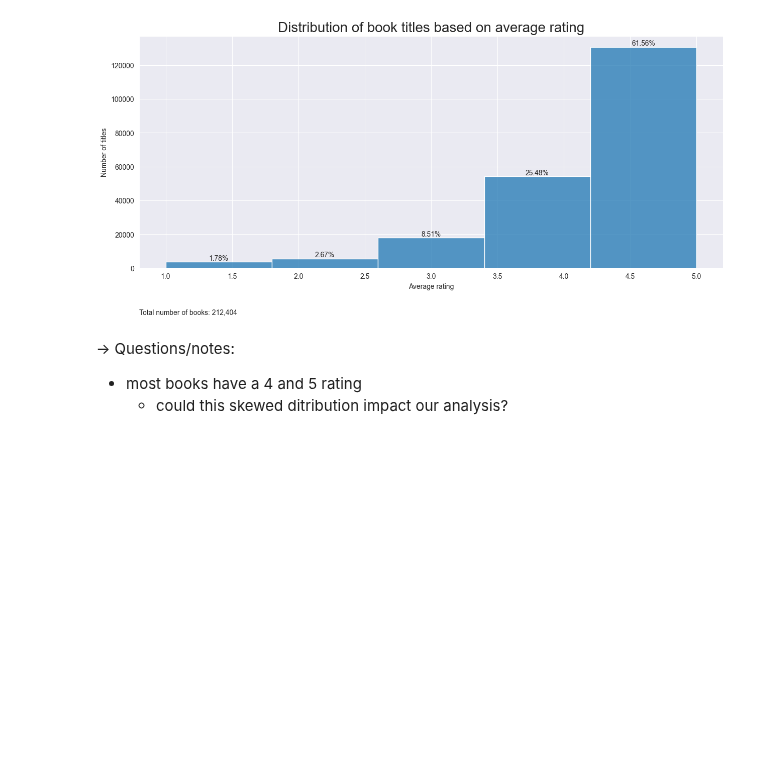
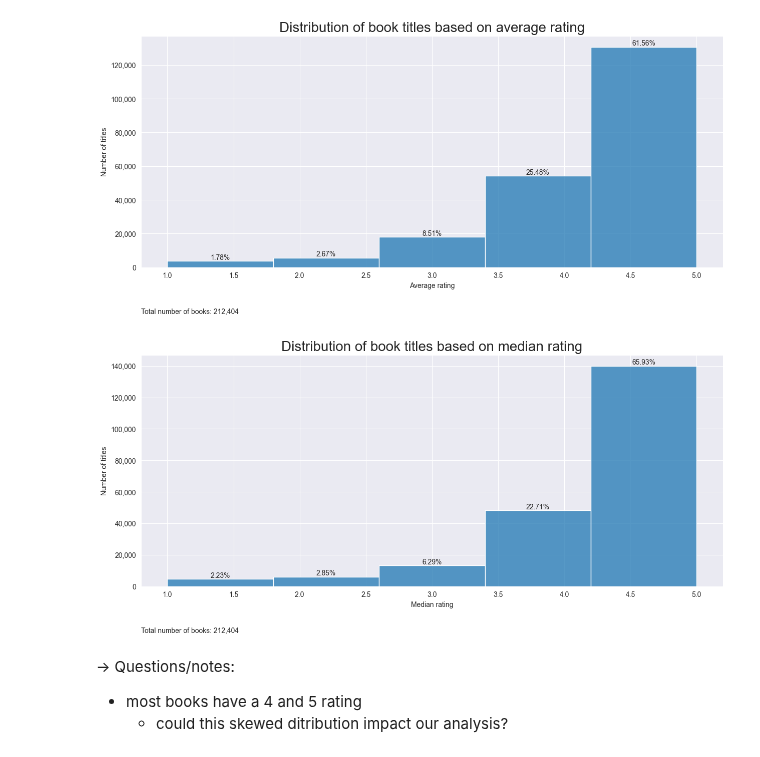
Before and after one commit to MargheSerena/Group-project, a Jupyter notebook: 01 EDA ratings_MF.ipynb, the cells around one changed output. Cells and saved outputs as stored; diff of their text form; code cells hidden in the pictures; blank space fills up the shorter version.

```diff
--- a/01 EDA ratings_MF.ipynb
+++ b/01 EDA ratings_MF.ipynb
@@ -585,6 +652,51 @@ plt.text(0, -0.2, f"Total number of books: {tot_books:,}", fontsize=10, transfor
 plt.show()
 # %% [output]
 [figure]
+# %%
+# Set up number of bins
+n_bins = 5
+
+# Create a new figure
+plt.figure(
+    figsize = (15, 6))
+
+# Draw histogram using Seaborn
+ax = sns.histplot(title_level_df['median rating'], bins=n_bins, kde=False)
+
+# Compute the counts for each bin
+counts, _ = np.histogram(title_level_df['median rating'], bins=n_bins)
+counts = counts / len(title_level_df)  # Convert counts to percentages
+
+# Add text on each column showing the % of observations in each bin
+for rect, count in zip(ax.patches, counts):
+    height = rect.get_height()
+    ax.text(rect.get_x() + rect.get_width()/2, height + 1, f'{count:.2%}', ha='center', va='bottom')
+
+# Add title and footnotes
+plt.title("Distribution of book titles based on median rating", fontsize=20)
+plt.xlabel("Median rating")
+plt.ylabel("Number of titles")
+
+# Add footnote
+plt.text(0, -0.2, f"Total number of books: {tot_books:,}", fontsize=10, transform=ax.transAxes)
+
+# Get the current axis
+ax = plt.gca()
+
+# Apply thousand separator to y-axis ticks
+ax.yaxis.set_major_formatter(mtick.FuncFormatter(lambda x, _: '{:,.0f}'.format(x)))
+
+
+plt.savefig(
+    os.path.join(
+        output_folder,
+        'Charts',
+        '01 Median ratings dis.png'
+    )
+)
+plt.show()
+# %% [output]
+[figure, added]
 # %%
 # # Set up number of bins
 # n_bins = 5
```
Also changed, not shown: parts of 13 cells of this notebook, 1 other file.
